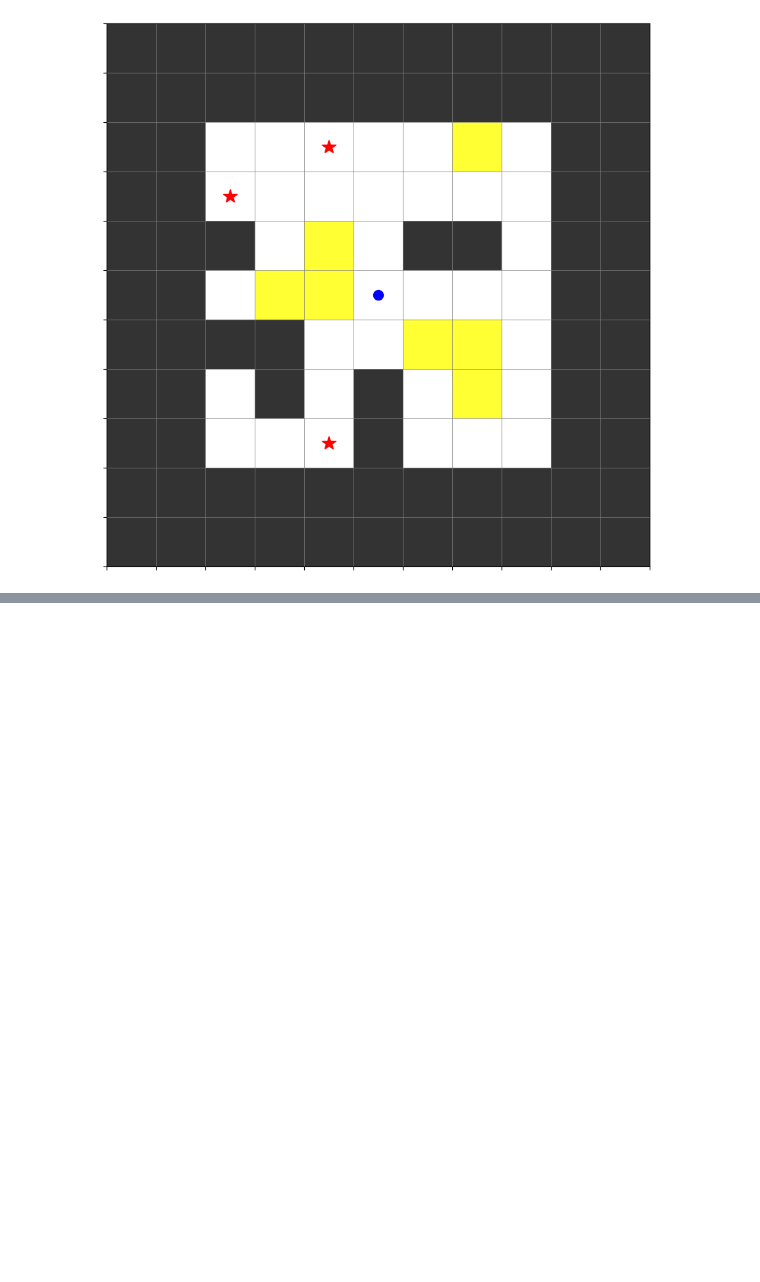
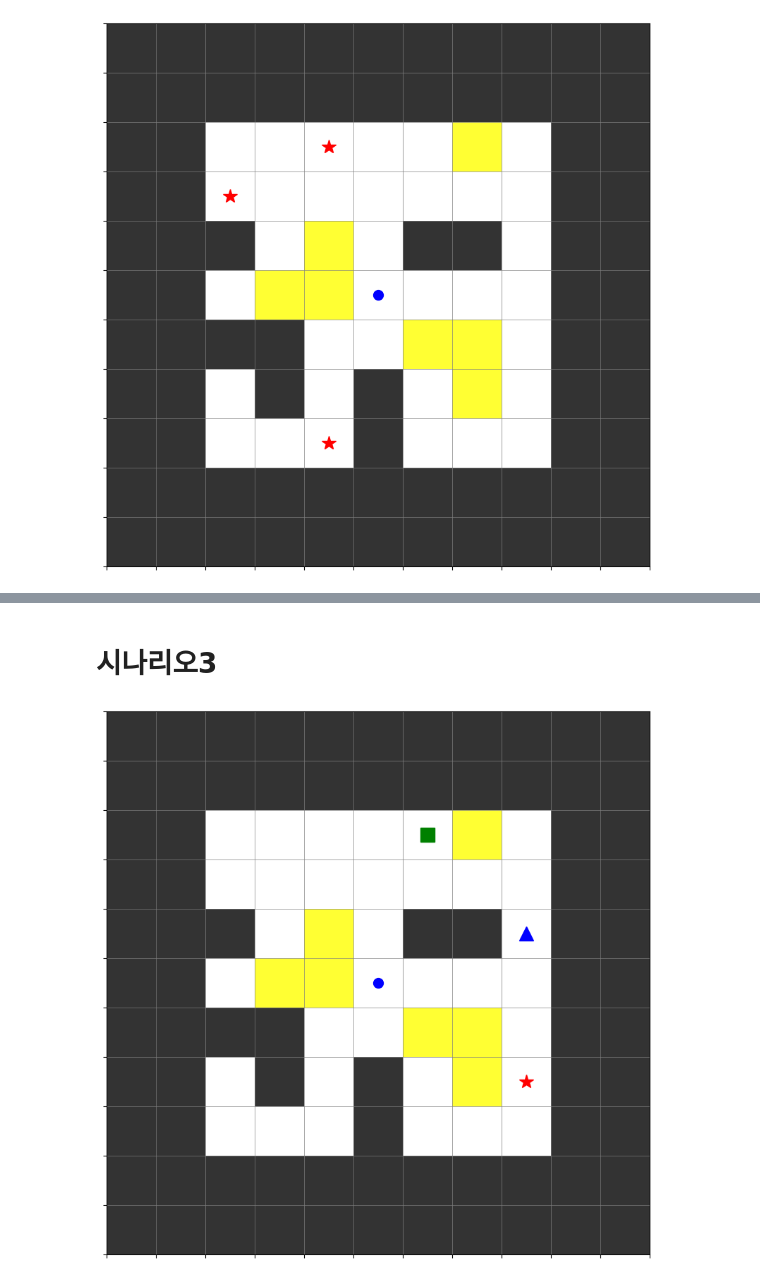
Before and after one commit to editdiary/RL-project_LV-GridNav, a Jupyter notebook: runs/Q-learning.ipynb, the cells around one changed output, grey strips where cells are left out. Cells and saved outputs as stored; diff of their text form; code cells hidden in the pictures; blank space fills up the shorter version.

Commit message:
시나리오3 Q-learning 구현

```diff
--- a/runs/Q-learning.ipynb
+++ b/runs/Q-learning.ipynb
@@ -88,7 +102,7 @@ visualize_gridworld(grid_world)
 # %% [output]
 [figure]
 # %%
-episodes = 10000
+episodes = 100000
 for episode in range(episodes):
     state = grid_world.reset()
 
@@ -100,3 +114,6 @@ for episode in range(episodes):
         if done:
             break
         state = next_state
+
+    if episode % (episodes//10) == 0:
+        print(f"Episode {episode} / {episodes}")
@@ -120,0 +150,28 @@ visualize_agent_movement(grid_world, agent)
+# %% [markdown]
+# 시나리오3
+# %%
+import sys, os
+sys.path.append(os.path.abspath('..'))
+
+import numpy as np
+from environment.gridworld import GridWorld
+from agent.agent import QLearningAgent
+from visualize.new_grid_visualize import visualize_gridworld
+
+# 1. 환경 생성
+grid_world = GridWorld(
+    size=7,
+    padding=2,
+    seed=40,
+    num_walls=5,
+    num_construction=5,
+    scenario_type="시나리오3"
+)
+
+# 2. Q-learning Agent 생성
+agent = QLearningAgent()
+
+# 환경 시각화
+visualize_gridworld(grid_world)
+# %% [output]
+[figure, added]
```
Also changed, not shown: parts of 13 cells of this notebook, 3 other files.
